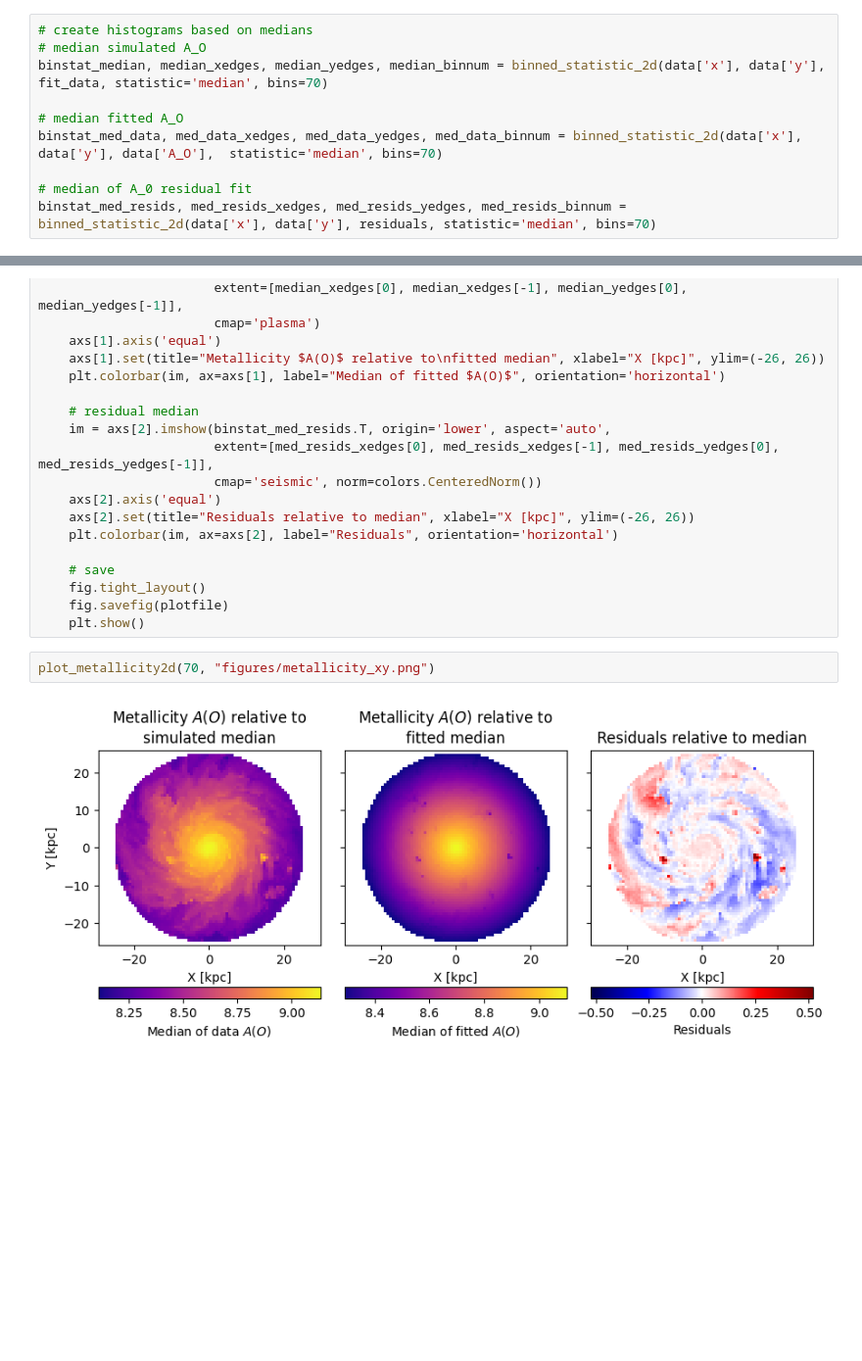
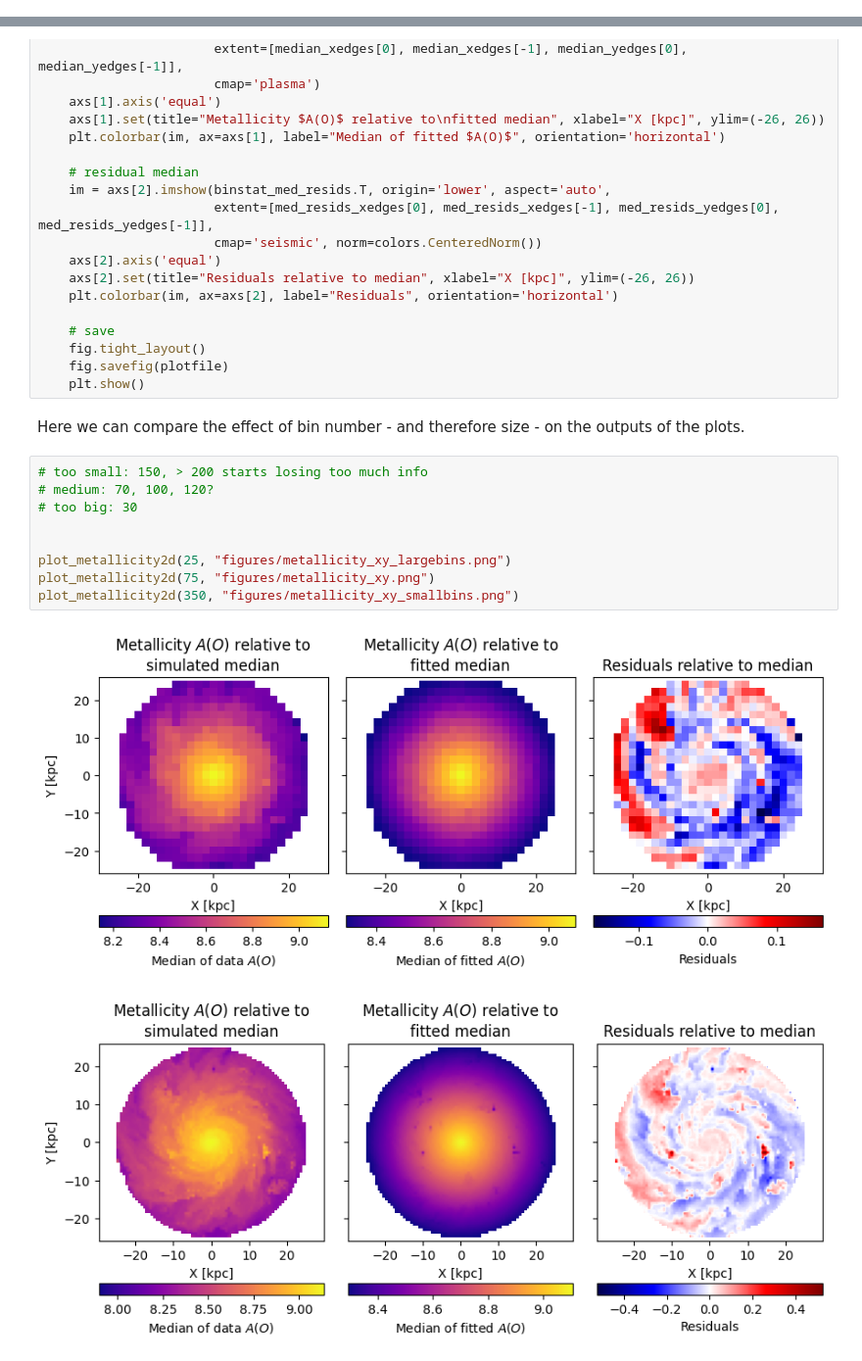
Before and after one commit to cyb0rb/astr8004_assign3, a Jupyter notebook: assignment3.ipynb, the cells around one changed output, grey strips where cells are left out. Shown at 98% size. Drawn from its saved outputs; the diff is of its cells as text; blank space fills up the shorter version.

```diff
--- a/assignment3.ipynb
+++ b/assignment3.ipynb
@@ -204,16 +252,6 @@ plt.colorbar(im[3], ax=ax, label="Density")
 # %% [output]
 <matplotlib.colorbar.Colorbar at 0x...>
 [figure]
-# %%
-# create histograms based on medians
-# median simulated A_O
-binstat_median, median_xedges, median_yedges, median_binnum = binned_statistic_2d(data['x'], data['y'], fit_data, statistic='median', bins=70)
-
-# median fitted A_O
-binstat_med_data, med_data_xedges, med_data_yedges, med_data_binnum = binned_statistic_2d(data['x'], data['y'], data['A_O'],  statistic='median', bins=70)
-
-# median of A_0 residual fit
-binstat_med_resids, med_resids_xedges, med_resids_yedges, med_resids_binnum = binned_statistic_2d(data['x'], data['y'], residuals, statistic='median', bins=70)
 # %%
 # plotting with a histogram instead
 
@@ -265,7 +303,17 @@ def plot_metallicity2d(histbins: int, plotfile: str):
     fig.tight_layout()
     fig.savefig(plotfile)
     plt.show()
-# %%
-plot_metallicity2d(70, "figures/metallicity_xy.png")
-# %% [output]
-[figure, removed]
+# %% [markdown]
+Here we can compare the effect of bin number - and therefore size - on the outputs of the plots.
+# %%
+# too small: 150, > 200 starts losing too much info
+# medium: 70, 100, 120?
+# too big: 30
+
+
+plot_metallicity2d(25, "figures/metallicity_xy_largebins.png")
+plot_metallicity2d(75, "figures/metallicity_xy.png")
+plot_metallicity2d(350, "figures/metallicity_xy_smallbins.png")
+# %% [output]
+[figure, added]
+[figure, added]
```
Also changed, not shown: parts of 7 cells of this notebook, 4 other files.
